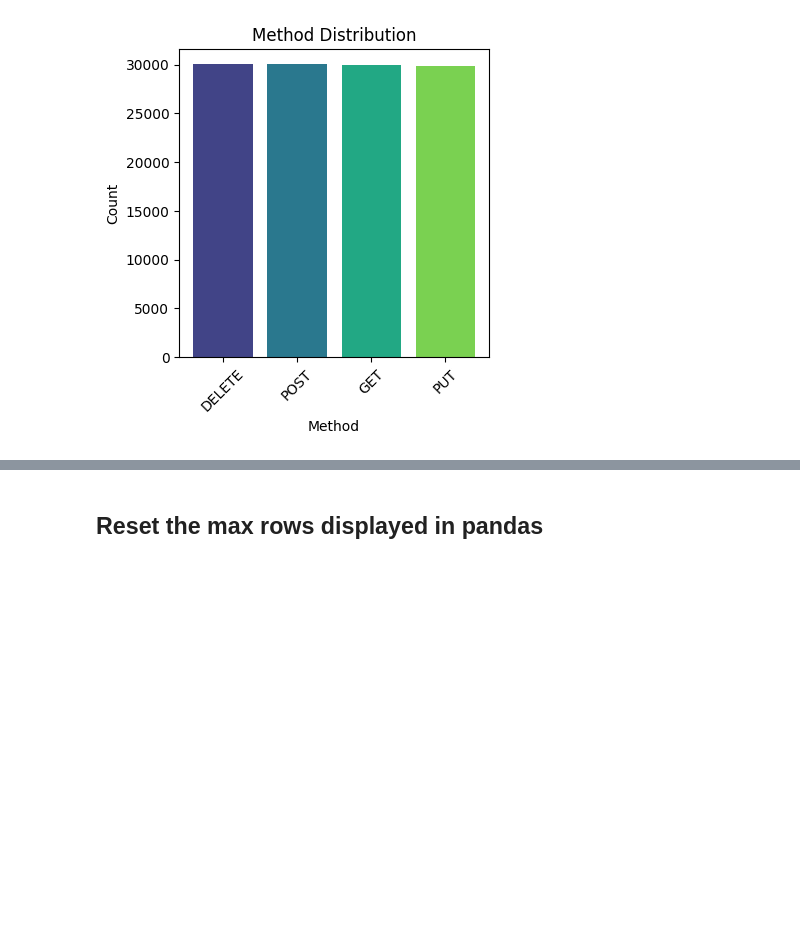
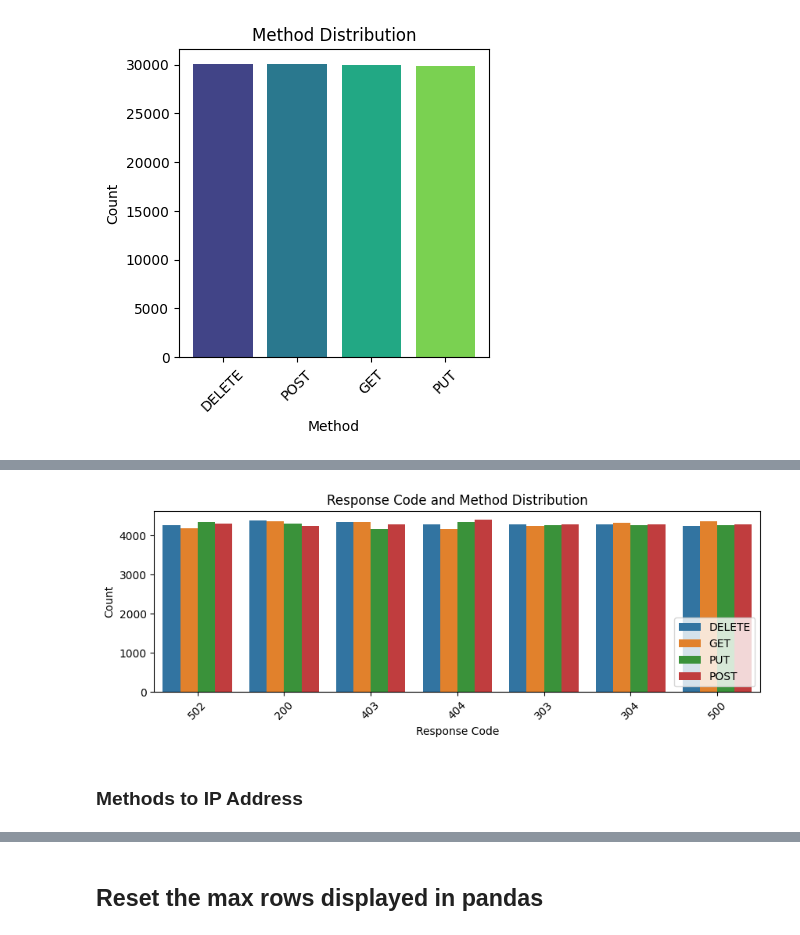
Before and after one commit to divaamahajan/logAnalysis-kafka-spark, a Jupyter notebook: kafkaLogs/parquet_log_analysis.ipynb, the cells around one changed output, grey strips where cells are left out. Cells and saved outputs as stored; diff of their text form; code cells hidden in the pictures; blank space fills up the shorter version.

```diff
--- a/kafkaLogs/parquet_log_analysis.ipynb
+++ b/kafkaLogs/parquet_log_analysis.ipynb
@@ -901,0 +862,8 @@ daily_method_df
+# %%
+from pyspark.sql import functions as F
+
+# Group by response_code and method, and count the occurrences
+grouped_df = logs_df.groupBy('response_code', 'method').count()
+
+# Show the grouped DataFrame
+grouped_df.show(truncate=False)
@@ -901,0 +888,35 @@ daily_method_df
+# %%
+import matplotlib.pyplot as plt
+import seaborn as sns
+
+# Extract the response_code, method, and counts from the grouped DataFrame
+response_codes = grouped_df.select('response_code').rdd.flatMap(lambda x: x).collect()
+methods = grouped_df.select('method').rdd.flatMap(lambda x: x).collect()
+counts = grouped_df.select('count').rdd.flatMap(lambda x: x).collect()
+
+# Create the color palette
+colors = sns.color_palette('tab10', len(response_codes))
+
+# Set the figure size
+plt.figure(figsize=(10, 3))
+
+# Create a bar plot with clustered bars and colored by response_code
+sns.barplot(x=response_codes, y=counts, hue=methods, palette=colors)
+
+# Set labels and title
+plt.xlabel('Response Code')
+plt.ylabel('Count')
+plt.title('Response Code and Method Distribution')
+
+# Rotate x-axis labels if needed
+plt.xticks(rotation=45)
+
+# Place the legend in the bottom right corner
+plt.legend(loc='lower right')
+
+# Show the plot
+plt.show()
+# %% [output]
+[figure, added]
+# %% [markdown]
+### Methods to IP Address
```
Also changed, not shown: parts of 10 cells of this notebook.
